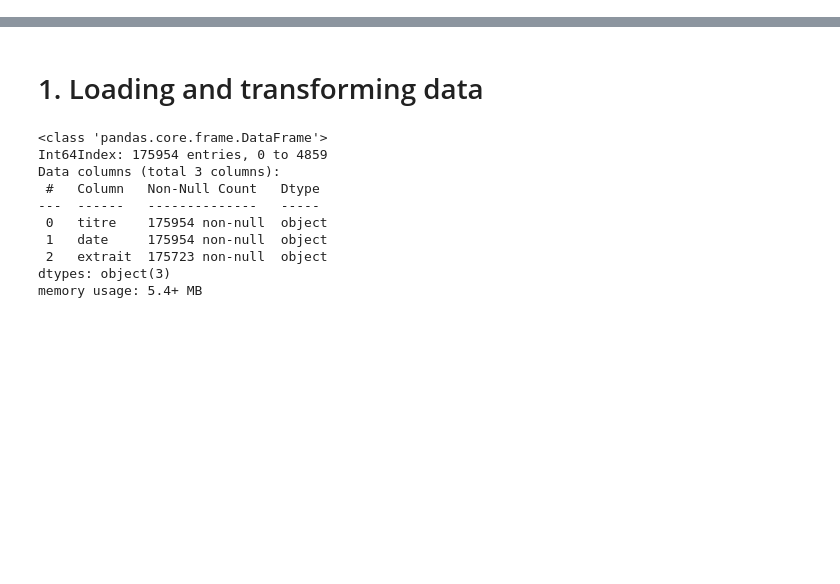
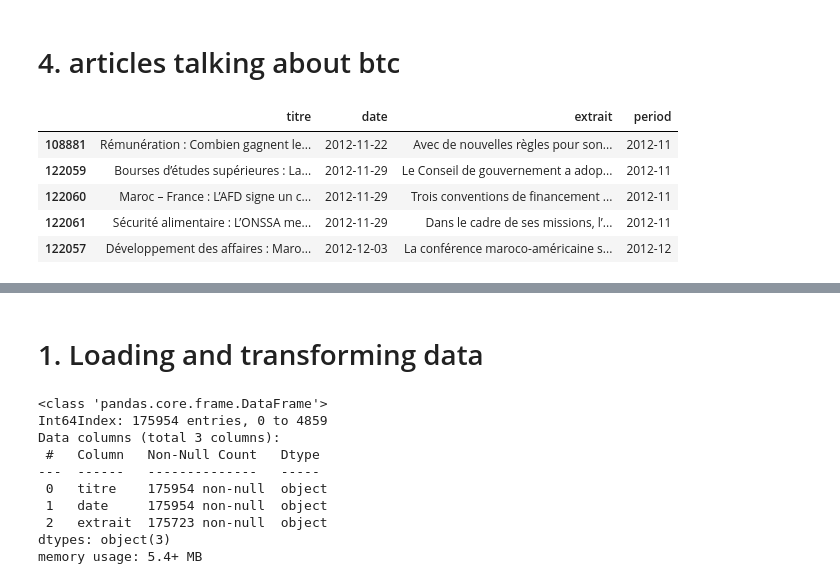
Before and after one commit to Hamid-abdellaoui/Bitcoin-penetration, a Jupyter notebook: Processing/test.ipynb, the cells around one changed output, grey strips where cells are left out. Drawn from its saved outputs; the diff is of its cells as text; code cells hidden in the pictures; blank space fills up the shorter version.

```diff
--- a/Processing/test.ipynb
+++ b/Processing/test.ipynb
@@ -0,0 +1,22 @@
+# %% [markdown]
+# 4. articles talking about btc
+# %%
+
+import pandas as pd
+
+dict1 = ["bitcoin", "btc", "btcoins", "crypto", "cryptomonnaie", "cryptomonnaies", "cryptocurency", "cryptocurencies","ether", "etherium", "tokens","PoS", "Altcoin", "Blockchain"]
+dict2 = ["monnaies numériques", "Smart Contract"]
+
+
+df=pd.read_csv("Outpout/Datasets.csv", parse_dates=['date'])
+df['period']=df['date'].dt.to_period('M')
+df.sort_values(by="date" ,inplace=True)
+
+df.head()
+# %% [output]
+|  | titre | date | extrait | period |
+| 108881 | Rémunération : Combien gagnent le... | 2012-11-22 | Avec de nouvelles règles pour son... | 2012-11 |
+| 122059 | Bourses d’études supérieures : La... | 2012-11-29 | Le Conseil de gouvernement a adop... | 2012-11 |
+| 122060 | Maroc – France : L’AFD signe un c... | 2012-11-29 | Trois conventions de financement ... | 2012-11 |
+| 122061 | Sécurité alimentaire : L’ONSSA me... | 2012-11-29 | Dans le cadre de ses missions, l’... | 2012-11 |
+| 122057 | Développement des affaires : Maro... | 2012-12-03 | La conférence maroco-américaine s... | 2012-12 |
```
Also changed, not shown: parts of 5 cells of this notebook, 2 other files.
